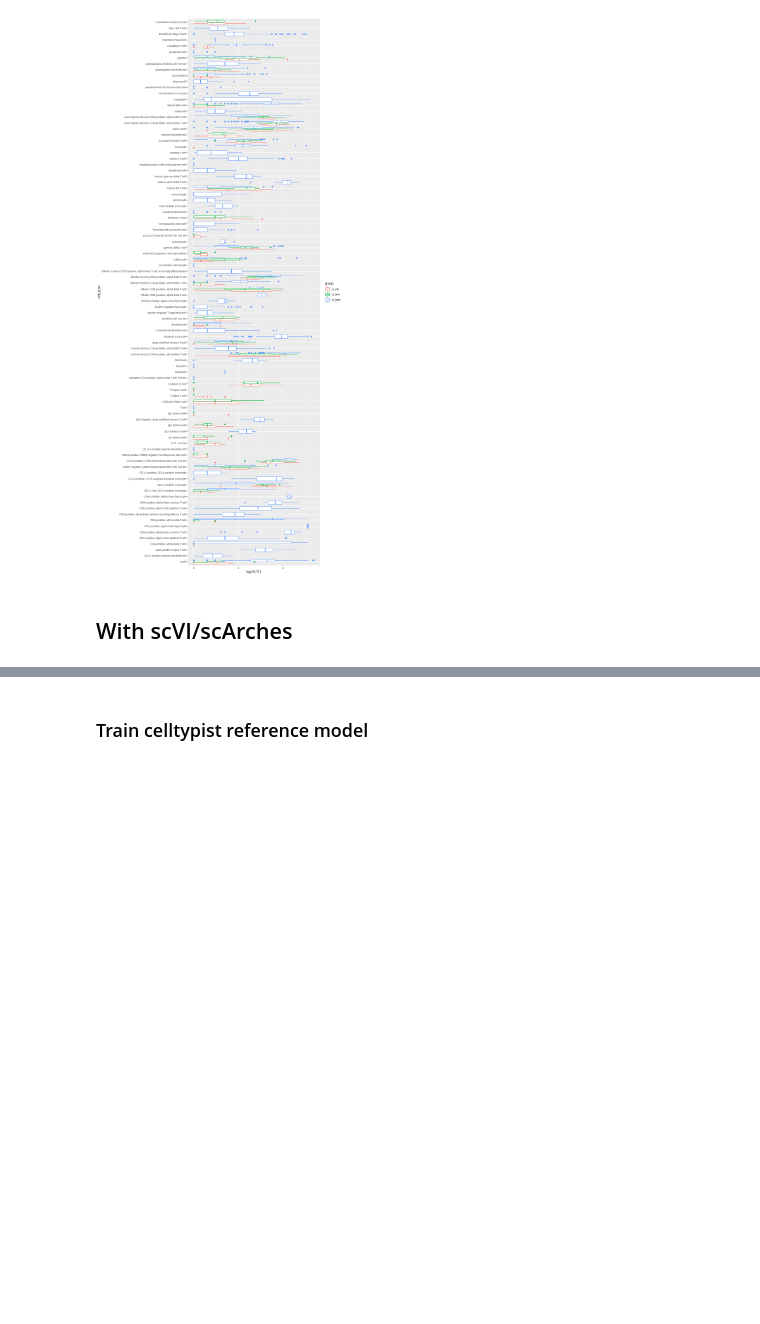
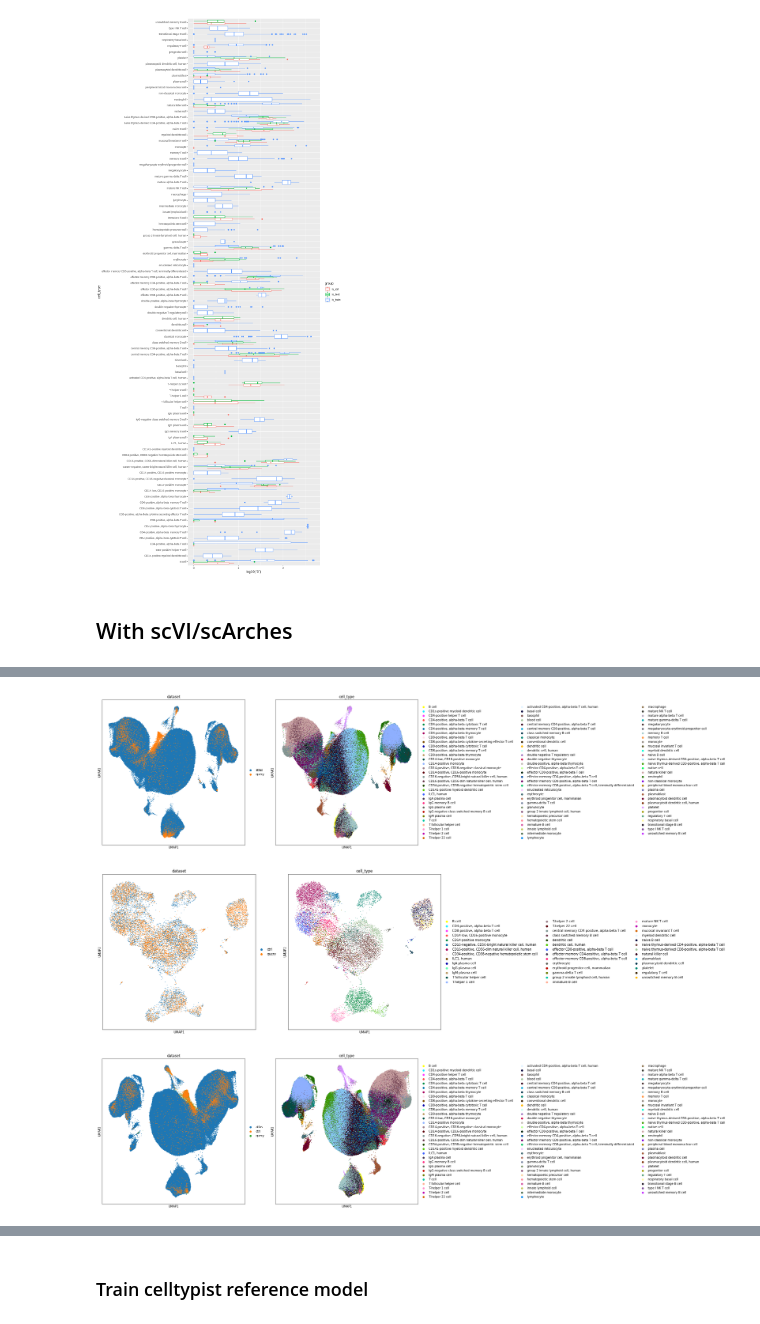
Before and after one commit to MarioniLab/oor_design_reproducibility, a Jupyter notebook: notebooks/pbmc_demo.ipynb, the cells around one changed output, grey strips where cells are left out. Drawn from its saved outputs; the diff is of its cells as text; code cells hidden in the pictures; blank space fills up the shorter version.

```diff
--- a/notebooks/pbmc_demo.ipynb
+++ b/notebooks/pbmc_demo.ipynb
@@ -234,0 +367,2 @@ vae_query_fit_ref.save(outpath + h5ad_file.split('.h5ad')[0] + f"_models/model_q
+# %%
+pc_design_adata.obsm["X_scVI"] = vae_query_fit_ctrl.get_latent_representation(pc_design_adata[:,vae_query_fit_ctrl.adata.var_names])
@@ -234,0 +384,7 @@ vae_query_fit_ref.save(outpath + h5ad_file.split('.h5ad')[0] + f"_models/model_q
+# %%
+## perturbation-ctrl
+ac_design_adata = adata_atlas.concatenate(adata_ctrl, batch_key='dataset', batch_categories=['atlas', 'ctrl'])
+ac_design_adata.layers['counts'] = ac_design_adata.X.copy()
+ac_design_adata.obs['batch'] = ac_design_adata.obs['sample_id'].copy()
+# %%
+ac_design_adata.obsm["X_scVI"] = vae_ctrl_fit.get_latent_representation(ac_design_adata[:,vae_ctrl_fit.adata.var_names])
@@ -234,0 +406,2 @@ vae_query_fit_ref.save(outpath + h5ad_file.split('.h5ad')[0] + f"_models/model_q
+# %%
+pac_design_adata = pa_design_adata.concatenate(ac_design_adata)
@@ -234,0 +412,9 @@ vae_query_fit_ref.save(outpath + h5ad_file.split('.h5ad')[0] + f"_models/model_q
+# %%
+plt.rcParams['figure.figsize'] = [9,9]
+sc.pl.umap(pa_design_adata, color=['dataset', 'cell_type'], size=10)
+sc.pl.umap(pc_design_adata, color=['dataset', 'cell_type'], size=10)
+sc.pl.umap(pac_design_adata, color=['dataset', 'cell_type'], size=10)
+# %% [output]
+[figure, added]
+[figure, added]
+[figure, added]
```
Also changed, not shown: parts of 41 cells of this notebook.
